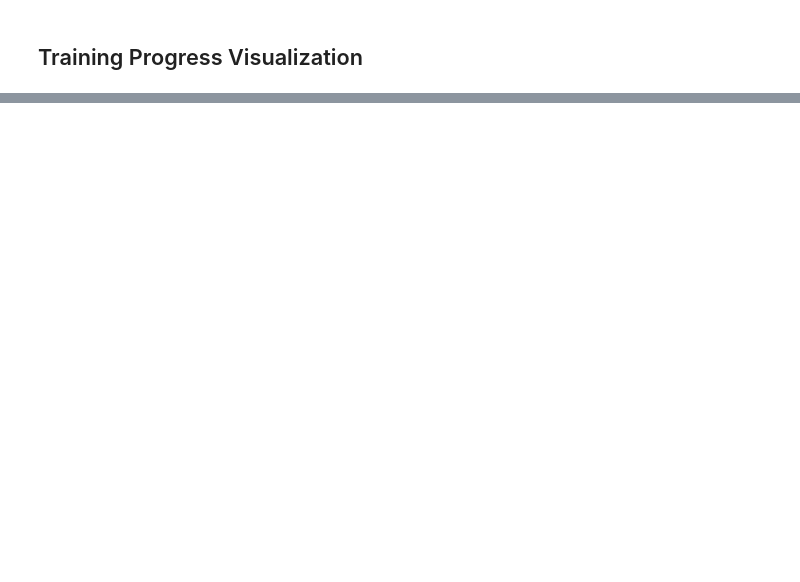
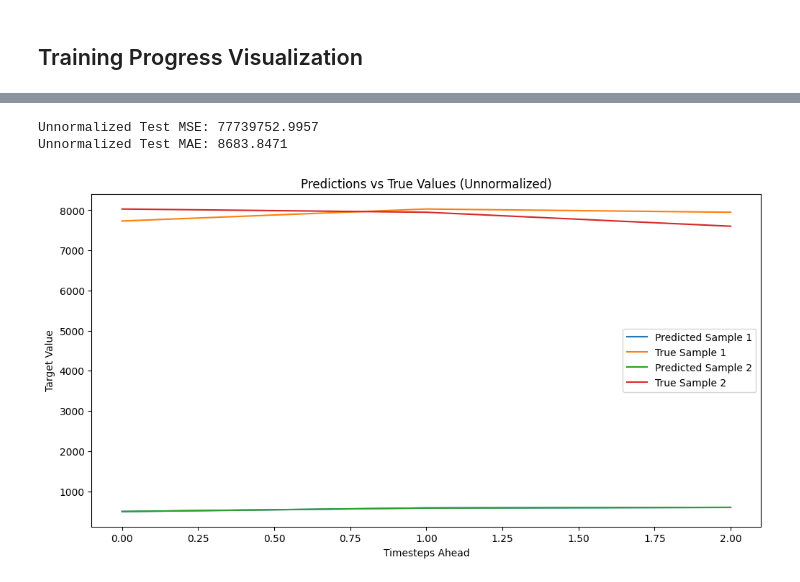
Before and after one commit to Z-MarkUs/LSTM-Bitcoin, a Jupyter notebook: Final_Poject.ipynb, the cells around one changed output, grey strips where cells are left out. Drawn from its saved outputs; the diff is of its cells as text; code cells hidden in the pictures; blank space fills up the shorter version.

```diff
--- a/Final_Poject.ipynb
+++ b/Final_Poject.ipynb
@@ -673,0 +839,15 @@ plt.show()
+# %%
+# Extract the first timestep of the test target as the decoder input
+decoder_input_test_un = y_test_un[:, :1, [target_index]]  # Shape: (num_samples, 1, 1)
+
+# Load the best saved unnormalized model (if saved separately)
+best_model_unnormalized = tf.keras.models.load_model("best_seq2seq_model_unnormalized.keras")
+
+# Predict on the test set
+predictions_unnormalized = best_model_unnormalized.predict(
+    [X_test_un, decoder_input_test_un],
+    verbose=1
+)
+
+# Print prediction shapes for verification
+print(f"Unnormalized Test Predictions Shape: {predictions_unnormalized.shape}")
@@ -673,0 +857,23 @@ plt.show()
+# %%
+# Calculate evaluation metrics for unnormalized test data
+mse_unnormalized = np.mean((predictions_unnormalized - y_test_un[:, :, [target_index]])**2)
+mae_unnormalized = np.mean(np.abs(predictions_unnormalized - y_test_un[:, :, [target_index]]))
+
+print(f"Unnormalized Test MSE: {mse_unnormalized:.4f}")
+print(f"Unnormalized Test MAE: {mae_unnormalized:.4f}")
+# %% [output]
+Unnormalized Test MSE: 77739752.9957
+Unnormalized Test MAE: 8683.8471
+# %%
+# Plot predictions vs true values for the first few samples
+plt.figure(figsize=(12, 6))
+for i in range(2):  # Visualize first 5 samples
+    plt.plot(predictions_unnormalized[i, :, 0], label=f"Predicted Sample {i+1}")
+    plt.plot(y_test_un[i, :, target_index], label=f"True Sample {i+1}")
+plt.title("Predictions vs True Values (Unnormalized)")
+plt.xlabel("Timesteps Ahead")
+plt.ylabel("Target Value")
+plt.legend()
+plt.show()
+# %% [output]
+[figure, added]
```
Also changed, not shown: parts of 21 cells of this notebook.
